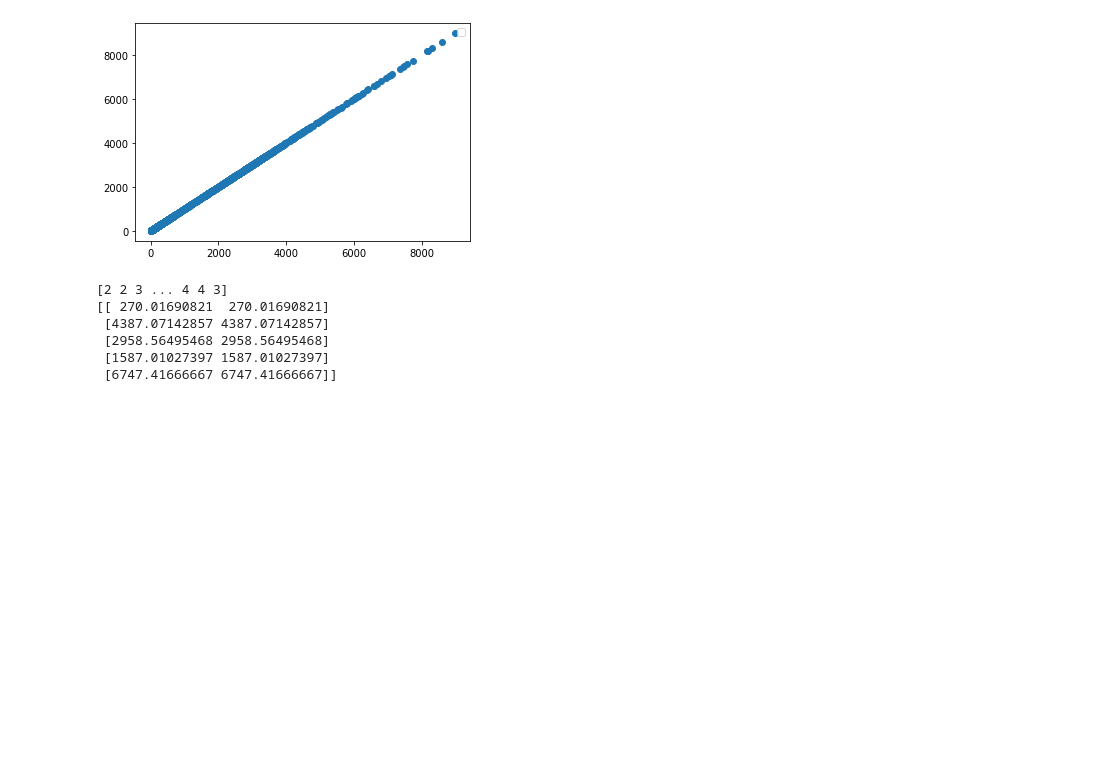
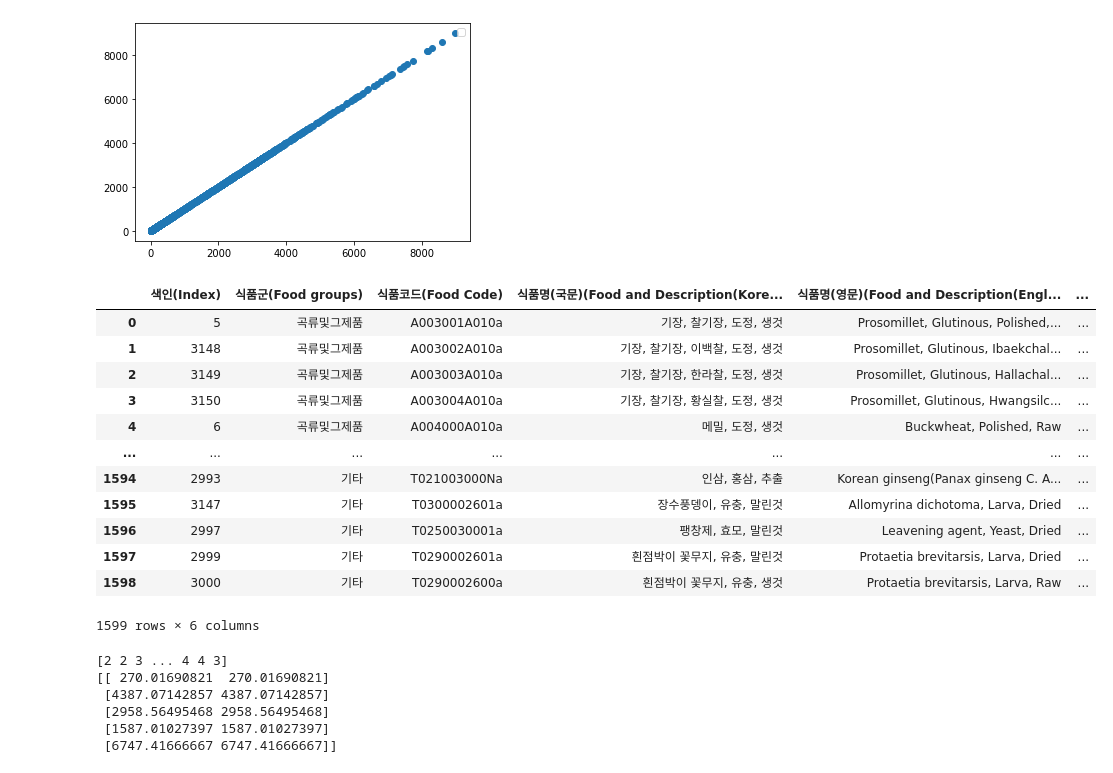
Before and after one commit to songjuhye/Clustering-according-to-taste-and-food-ingredients_graduationProject, a Jupyter notebook: 졸논_2.ipynb, the cells around one changed output. Drawn from its saved outputs; the diff is of its cells as text; code cells hidden in the pictures; blank space fills up the shorter version.

```diff
--- a/졸논_2.ipynb
+++ b/졸논_2.ipynb
@@ -271,6 +271,22 @@ plt.show()
 No handles with labels found to put in legend.
 2551775.8701542923
 [figure]
+# %%
+df_out
+# %% [output]
+|  | 색인(Index) | 식품군(Food groups) | 식품코드(Food Code) | 식품명(국문)(Food and Description(Kore... | 식품명(영문)(Food and Description(Engl... | ... |
+| 0 | 5 | 곡류및그제품 | A003001A010a | 기장, 찰기장, 도정, 생것 | Prosomillet, Glutinous, Polished,... | ... |
+| 1 | 3148 | 곡류및그제품 | A003002A010a | 기장, 찰기장, 이백찰, 도정, 생것 | Prosomillet, Glutinous, Ibaekchal... | ... |
+| 2 | 3149 | 곡류및그제품 | A003003A010a | 기장, 찰기장, 한라찰, 도정, 생것 | Prosomillet, Glutinous, Hallachal... | ... |
+| 3 | 3150 | 곡류및그제품 | A003004A010a | 기장, 찰기장, 황실찰, 도정, 생것 | Prosomillet, Glutinous, Hwangsilc... | ... |
+| 4 | 6 | 곡류및그제품 | A004000A010a | 메밀, 도정, 생것 | Buckwheat, Polished, Raw | ... |
+| ... | ... | ... | ... | ... | ... | ... |
+| 1594 | 2993 | 기타 | T021003000Na | 인삼, 홍삼, 추출 | Korean ginseng(Panax ginseng C. A... | ... |
+| 1595 | 3147 | 기타 | T0300002601a | 장수풍뎅이, 유충, 말린것 | Allomyrina dichotoma, Larva, Dried | ... |
+| 1596 | 2997 | 기타 | T0250030001a | 팽창제, 효모, 말린것 | Leavening agent, Yeast, Dried | ... |
+| 1597 | 2999 | 기타 | T0290002601a | 흰점박이 꽃무지, 유충, 말린것 | Protaetia brevitarsis, Larva, Dried | ... |
+| 1598 | 3000 | 기타 | T0290002600a | 흰점박이 꽃무지, 유충, 생것 | Protaetia brevitarsis, Larva, Raw | ... |
+1599 rows × 6 columns
 # %%
 arr_out = [X_out, Y_out]
 arr_out = np.array(arr_out)
```
Also changed, not shown: parts of 13 cells of this notebook.
